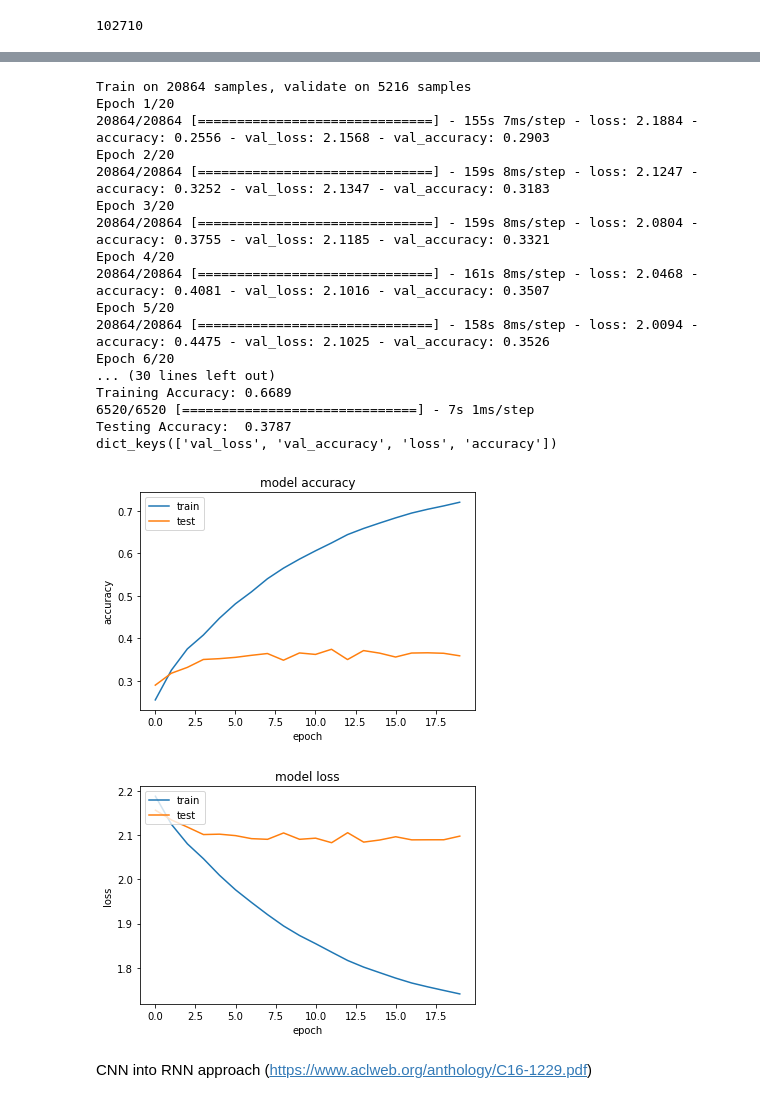
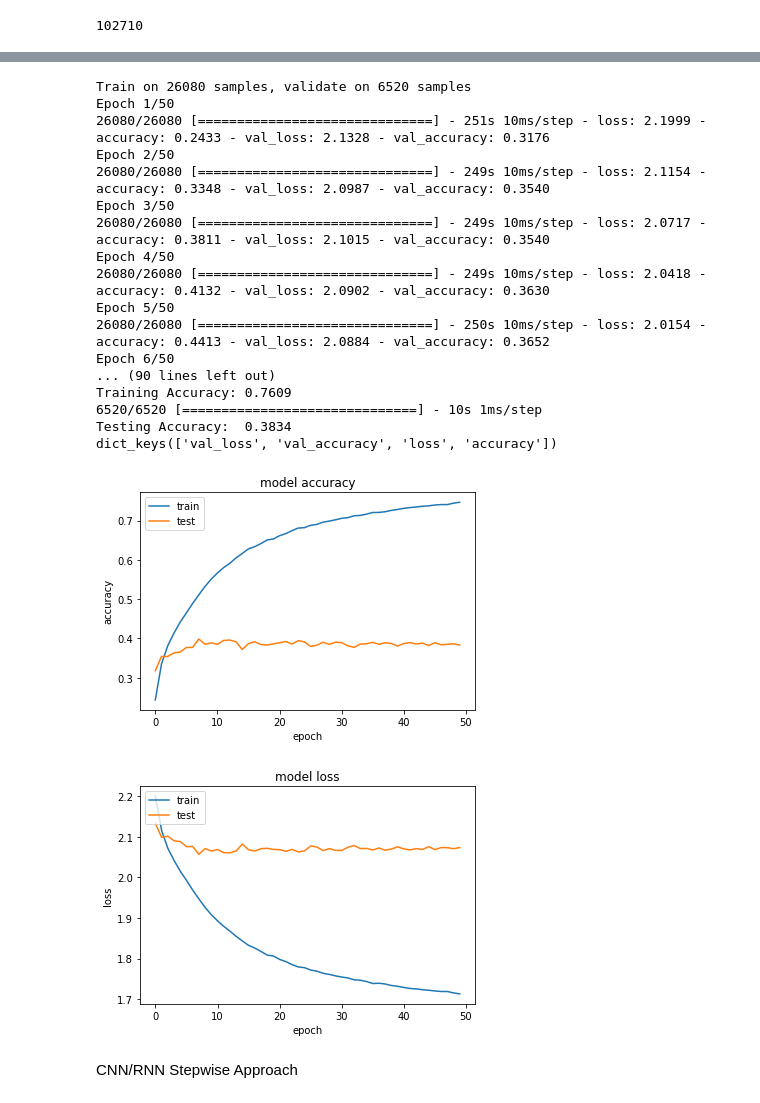
Before and after one commit to ZachZs/MusicNeuralNet, a Jupyter notebook: NeuralNetworkAttempts.ipynb, the cells around one changed output, grey strips where cells are left out. Cells and saved outputs as stored; diff of their text form; code cells hidden in the pictures.

```diff
--- a/NeuralNetworkAttempts.ipynb
+++ b/NeuralNetworkAttempts.ipynb
@@ -1088,20 +1014,25 @@ Two-stream approach
 # %%
 # use Keras functional API to make a easier-to-read flow of the network
+# input is the tokens as numbers from above
 
 inputs = keras.Input(shape=(maxlen,))
 
 embed = layers.Embedding(vocab_size,100)(inputs)
 
-x = layers.Conv1D(256, 5, activation='relu')(embed)
+# CNN branch
+x = layers.Conv1D(256, 5, activation='tanh')(embed)
+x = layers.Dropout(0.5)(x)
 x = layers.GlobalMaxPooling1D()(x)
 
+# RNN branch
 y = layers.SpatialDropout1D(0.2)(embed)
-y = layers.LSTM(100, dropout=0.2, recurrent_dropout=0.2, return_sequences=True)(y)
+y = layers.LSTM(100, dropout=0.5, recurrent_dropout=0.5, return_sequences=True)(y)
 y = layers.Flatten()(y)
 
+# merge layer
 merge_layer = layers.concatenate([x, y])
-z = layers.Dense(256, activation="relu")(merge_layer)
-z = layers.Dense(128, activation="relu")(z)
+z = layers.Dense(64)(merge_layer)
+z = layers.LeakyReLU()(z)
 
 outputs = layers.Dense(10, activation='softmax')(z)
 
@@ -1127,64 +1058,68 @@ Trainable params: 18,259,634
 Non-trainable params: 0
 __________________________________________________________________________________________________
 # %%
+# compile the model
 model_rnncnn1.compile(
     loss=keras.losses.SparseCategoricalCrossentropy(from_logits=True),
     optimizer=keras.optimizers.RMSprop(),
     metrics=["accuracy"],
 )
 
+# keep track of the results
 history_rnncnn1 = model_rnncnn1.fit(X_train,
                                     y_train,
-                                    batch_size=64,
-                                    validation_split=0.2,
-#                                     validation_data=(X_test, y_test),
-                                    epochs=20,)
+                                    batch_size=32,
+                                    validation_data=(X_test, y_test),
+                                    epochs=50)
 
+# print the results
 loss, accuracy = model_rnncnn1.evaluate(X_train, y_train, verbose=1)
 
 print("Training Accuracy: {:.4f}".format(accuracy))
 
 loss, accuracy = model_rnncnn1.evaluate(X_test, y_test, verbose=1)
 
 print("Testing Accuracy:  {:.4f}".format(accuracy))
 
 # list all data in history
 print(history_rnncnn1.history.keys())
-# summarize history for accuracy
+
+# show history for accuracy
 plt.plot(history_rnncnn1.history['accuracy'])
 plt.plot(history_rnncnn1.history['val_accuracy'])
 plt.title('model accuracy')
 plt.ylabel('accuracy')
 plt.xlabel('epoch')
 plt.legend(['train', 'test'], loc='upper left')
 plt.show()
-# summarize history for loss
+
+# show history for loss
 plt.plot(history_rnncnn1.history['loss'])
 plt.plot(history_rnncnn1.history['val_loss'])
 plt.title('model loss')
 plt.ylabel('loss')
 plt.xlabel('epoch')
 plt.legend(['train', 'test'], loc='upper left')
 plt.show()
 # %% [output]
-Train on 20864 samples, validate on 5216 samples
-Epoch 1/20
-20864/20864 [==============================] - 155s 7ms/step - loss: 2.1884 - accuracy: 0.2556 - val_loss: 2.1568 - val_accuracy: 0.2903
-Epoch 2/20
-20864/20864 [==============================] - 159s 8ms/step - loss: 2.1247 - accuracy: 0.3252 - val_loss: 2.1347 - val_accuracy: 0.3183
-Epoch 3/20
-20864/20864 [==============================] - 159s 8ms/step - loss: 2.0804 - accuracy: 0.3755 - val_loss: 2.1185 - val_accuracy: 0.3321
-Epoch 4/20
-20864/20864 [==============================] - 161s 8ms/step - loss: 2.0468 - accuracy: 0.4081 - val_loss: 2.1016 - val_accuracy: 0.3507
-Epoch 5/20
-20864/20864 [==============================] - 158s 8ms/step - loss: 2.0094 - accuracy: 0.4475 - val_loss: 2.1025 - val_accuracy: 0.3526
-Epoch 6/20
-... (30 lines left out)
-Training Accuracy: 0.6689
-6520/6520 [==============================] - 7s 1ms/step
-Testing Accuracy:  0.3787
+Train on 26080 samples, validate on 6520 samples
+Epoch 1/50
+26080/26080 [==============================] - 251s 10ms/step - loss: 2.1999 - accuracy: 0.2433 - val_loss: 2.1328 - val_accuracy: 0.3176
+Epoch 2/50
+26080/26080 [==============================] - 249s 10ms/step - loss: 2.1154 - accuracy: 0.3348 - val_loss: 2.0987 - val_accuracy: 0.3540
+Epoch 3/50
+26080/26080 [==============================] - 249s 10ms/step - loss: 2.0717 - accuracy: 0.3811 - val_loss: 2.1015 - val_accuracy: 0.3540
+Epoch 4/50
+26080/26080 [==============================] - 249s 10ms/step - loss: 2.0418 - accuracy: 0.4132 - val_loss: 2.0902 - val_accuracy: 0.3630
+Epoch 5/50
+26080/26080 [==============================] - 250s 10ms/step - loss: 2.0154 - accuracy: 0.4413 - val_loss: 2.0884 - val_accuracy: 0.3652
+Epoch 6/50
+... (90 lines left out)
+Training Accuracy: 0.7609
+6520/6520 [==============================] - 10s 1ms/step
+Testing Accuracy:  0.3834
 dict_keys(['val_loss', 'val_accuracy', 'loss', 'accuracy'])
-[figure, old version]
+[figure, new version]
-[figure, old version]
+[figure, new version]
-# %% [markdown]
-CNN into RNN approach (https://www.aclweb.org/anthology/C16-1229.pdf)
+# %% [markdown]
+CNN/RNN Stepwise Approach
```
Also changed, not shown: parts of 38 cells of this notebook.
